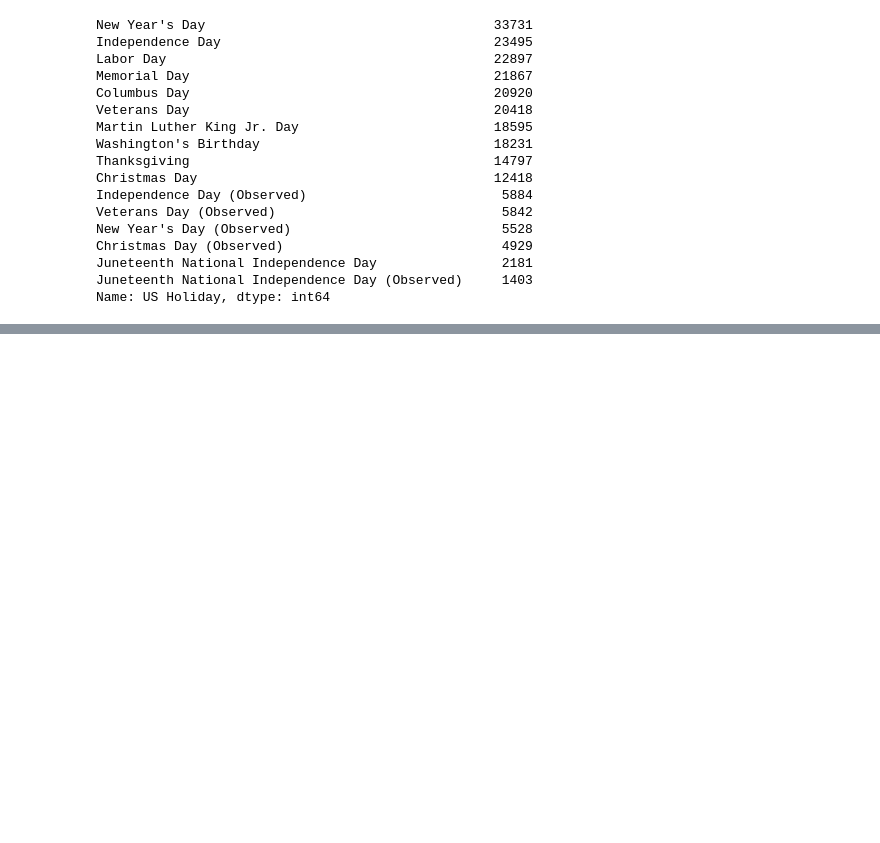
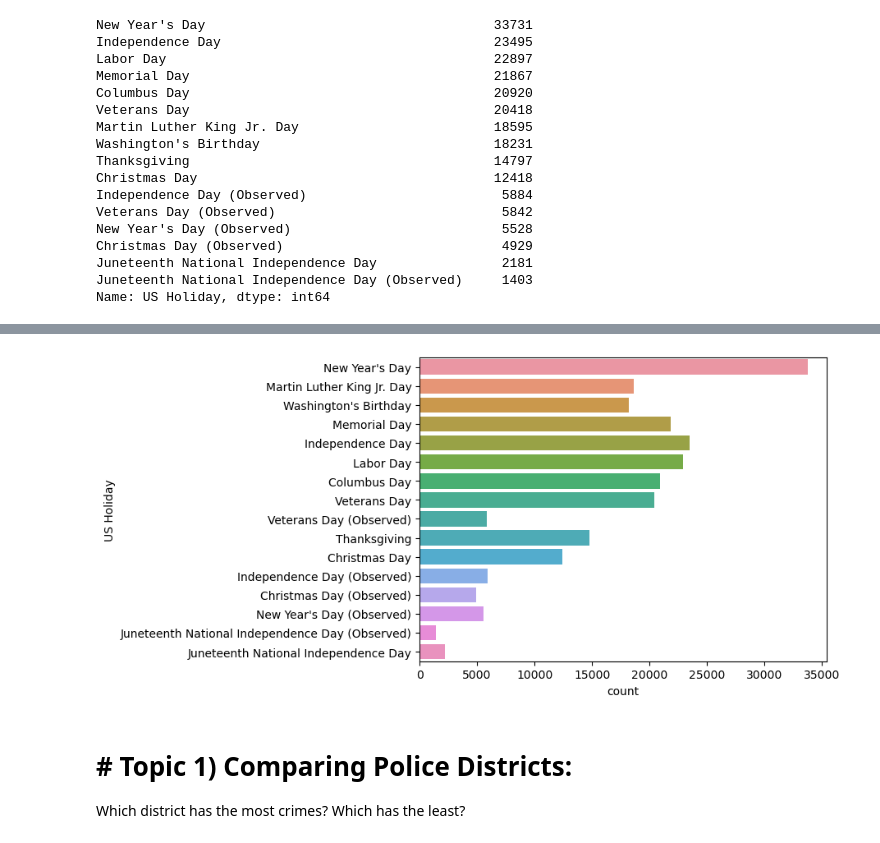
Before and after one commit to valmazan/Project-4---Part-1, a Jupyter notebook: Project 4 - Part 1.ipynb, the cells around one changed output, grey strips where cells are left out. Cells and saved outputs as stored; diff of their text form; code cells hidden in the pictures; blank space fills up the shorter version.

```diff
--- a/Project 4 - Part 1.ipynb
+++ b/Project 4 - Part 1.ipynb
@@ -392,0 +411,7 @@ chicago_final.plot()
+# %%
+sns.countplot(data = chicago_final, y = "US Holiday");
+# %% [output]
+[figure, added]
+# %% [markdown]
+# # Topic 1) Comparing Police Districts:
+Which district has the most crimes? Which has the least?
```
Also changed, not shown: parts of 18 cells of this notebook.
